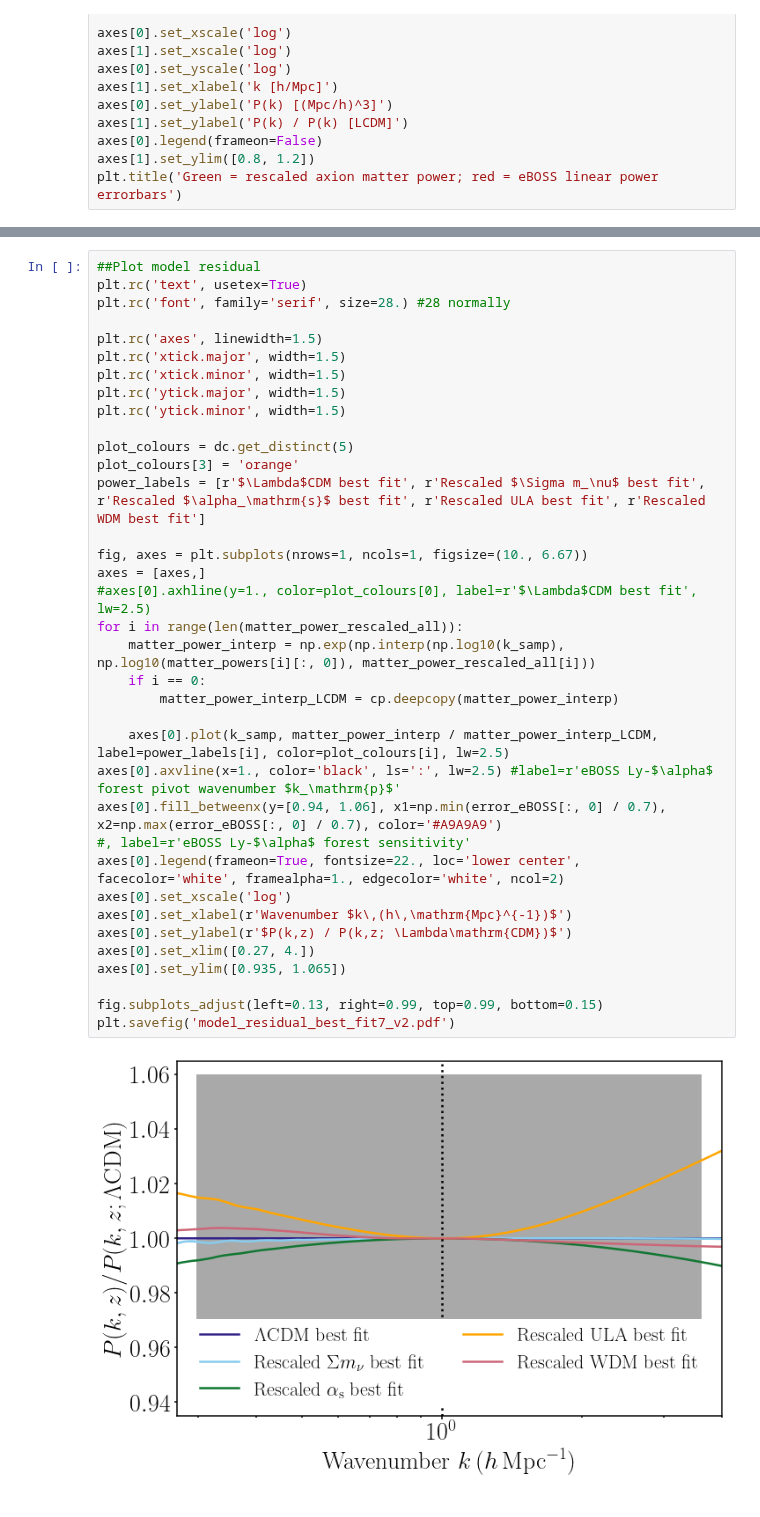
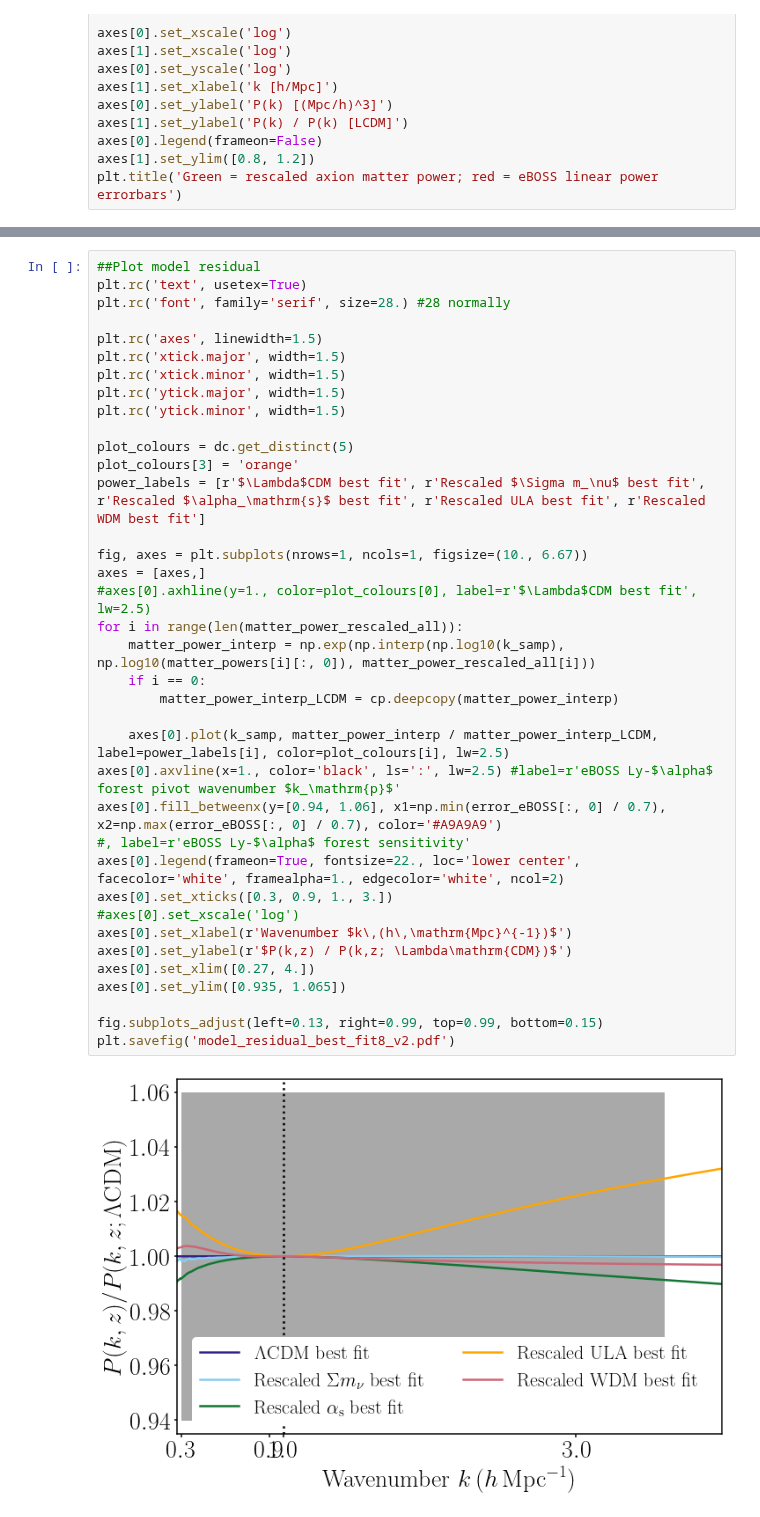
Before and after one commit to keirkwame/axionEmu, a Jupyter notebook: axion_power_rescaling.ipynb, the cells around one changed output, grey strips where cells are left out. Cells and saved outputs as stored; diff of their text form.

```diff
--- a/axion_power_rescaling.ipynb
+++ b/axion_power_rescaling.ipynb
@@ -201,33 +202,34 @@ plt.rc('font', family='serif', size=28.) #28 normally
 plt.rc('axes', linewidth=1.5)
 plt.rc('xtick.major', width=1.5)
 plt.rc('xtick.minor', width=1.5)
 plt.rc('ytick.major', width=1.5)
 plt.rc('ytick.minor', width=1.5)
 
 plot_colours = dc.get_distinct(5)
 plot_colours[3] = 'orange'
 power_labels = [r'$\Lambda$CDM best fit', r'Rescaled $\Sigma m_\nu$ best fit', r'Rescaled $\alpha_\mathrm{s}$ best fit', r'Rescaled ULA best fit', r'Rescaled WDM best fit']
 
 fig, axes = plt.subplots(nrows=1, ncols=1, figsize=(10., 6.67))
 axes = [axes,]
 #axes[0].axhline(y=1., color=plot_colours[0], label=r'$\Lambda$CDM best fit', lw=2.5)
 for i in range(len(matter_power_rescaled_all)):
     matter_power_interp = np.exp(np.interp(np.log10(k_samp), np.log10(matter_powers[i][:, 0]), matter_power_rescaled_all[i]))
     if i == 0:
         matter_power_interp_LCDM = cp.deepcopy(matter_power_interp)
 
     axes[0].plot(k_samp, matter_power_interp / matter_power_interp_LCDM, label=power_labels[i], color=plot_colours[i], lw=2.5)
 axes[0].axvline(x=1., color='black', ls=':', lw=2.5) #label=r'eBOSS Ly-$\alpha$ forest pivot wavenumber $k_\mathrm{p}$'
 axes[0].fill_betweenx(y=[0.94, 1.06], x1=np.min(error_eBOSS[:, 0] / 0.7), x2=np.max(error_eBOSS[:, 0] / 0.7), color='#A9A9A9')
 #, label=r'eBOSS Ly-$\alpha$ forest sensitivity'
 axes[0].legend(frameon=True, fontsize=22., loc='lower center', facecolor='white', framealpha=1., edgecolor='white', ncol=2)
-axes[0].set_xscale('log')
+axes[0].set_xticks([0.3, 0.9, 1., 3.])
+#axes[0].set_xscale('log')
 axes[0].set_xlabel(r'Wavenumber $k\,(h\,\mathrm{Mpc}^{-1})$')
 axes[0].set_ylabel(r'$P(k,z) / P(k,z; \Lambda\mathrm{CDM})$')
 axes[0].set_xlim([0.27, 4.])
 axes[0].set_ylim([0.935, 1.065])
 
 fig.subplots_adjust(left=0.13, right=0.99, top=0.99, bottom=0.15)
-plt.savefig('model_residual_best_fit7_v2.pdf')
+plt.savefig('model_residual_best_fit8_v2.pdf')
 # %% [output]
-[figure, old version]
+[figure, new version]
```
Also changed, not shown: parts of 2 cells of this notebook, 8 other files.
